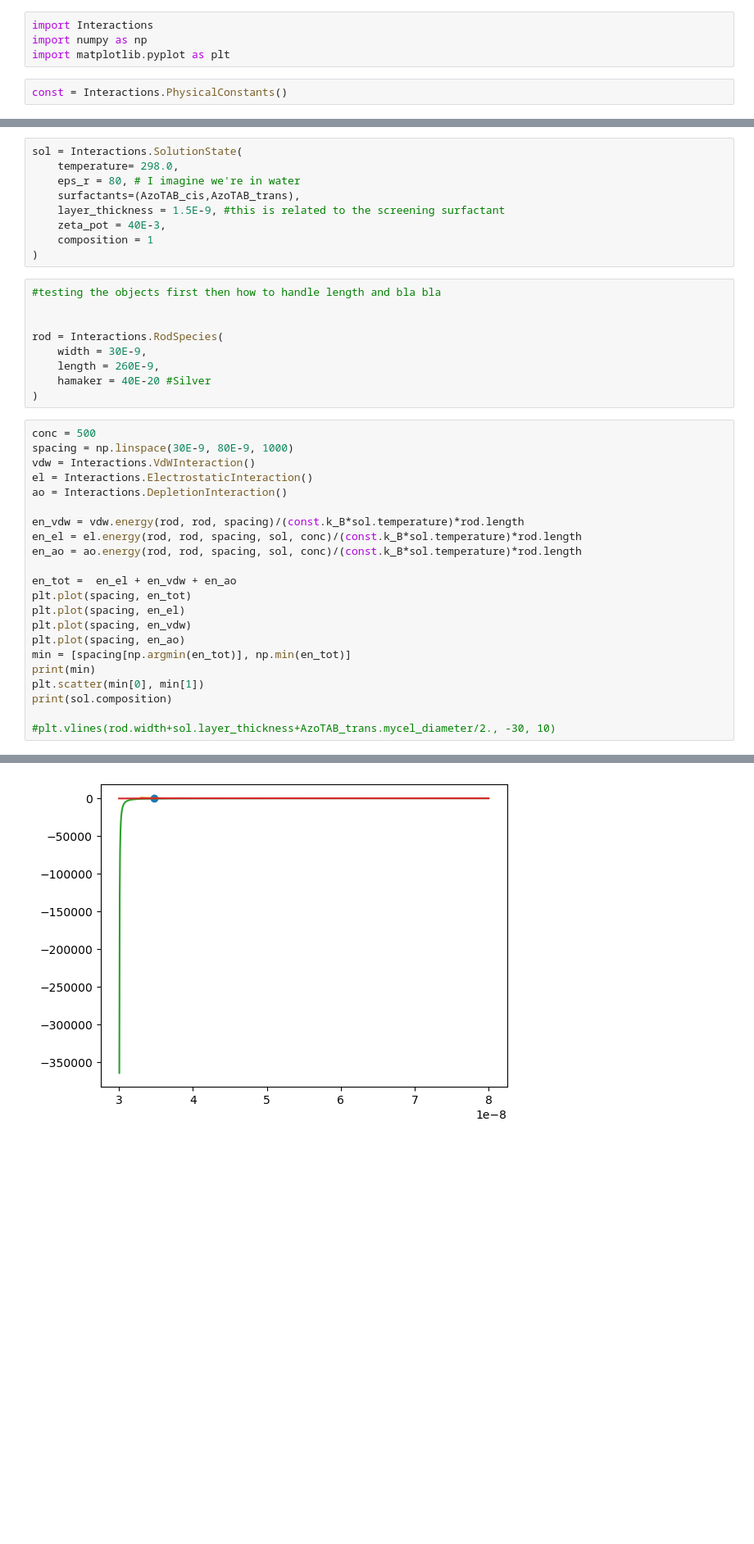
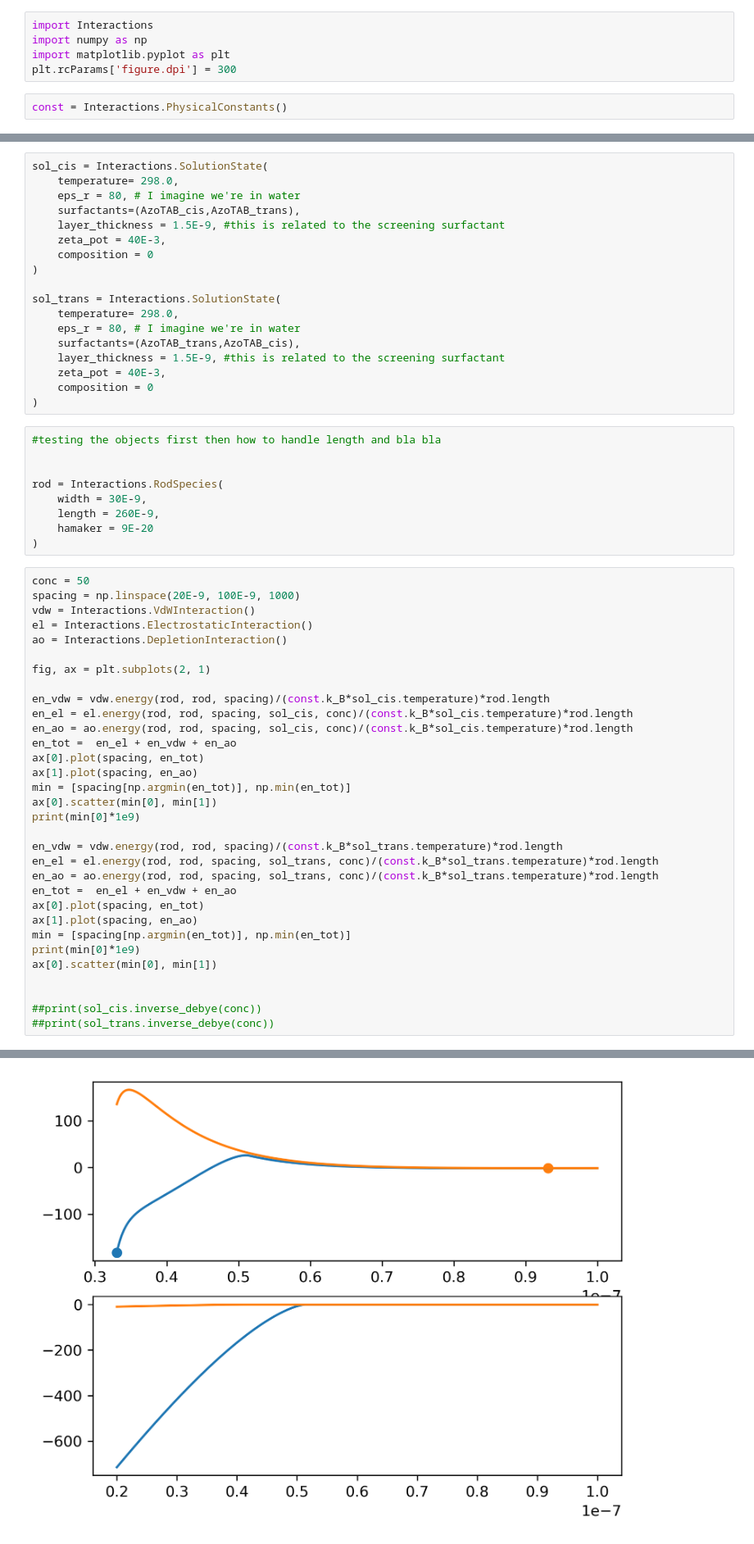
Before and after one commit to katsuwonus-pelamis/DLVO_rods, a Jupyter notebook: playground.ipynb, the cells around one changed output, grey strips where cells are left out. Shown at 82% size. Saved outputs shown, nothing was run; the diff lists cells and outputs as text; blank space fills up the shorter version.

```diff
--- a/playground.ipynb
+++ b/playground.ipynb
@@ -2,6 +2,7 @@
 import Interactions
 import numpy as np
 import matplotlib.pyplot as plt
+plt.rcParams['figure.dpi'] = 300
 # %%
 const = Interactions.PhysicalConstants()
 # %%
@@ -31,13 +32,22 @@ CTAC = Interactions.Surfactant(
 )
 # %%
-sol = Interactions.SolutionState(
+sol_cis = Interactions.SolutionState(
     temperature= 298.0,
     eps_r = 80, # I imagine we're in water
     surfactants=(AzoTAB_cis,AzoTAB_trans),
     layer_thickness = 1.5E-9, #this is related to the screening surfactant
     zeta_pot = 40E-3,
-    composition = 1
+    composition = 0
 )
+
+sol_trans = Interactions.SolutionState(
+    temperature= 298.0,
+    eps_r = 80, # I imagine we're in water
+    surfactants=(AzoTAB_trans,AzoTAB_cis),
+    layer_thickness = 1.5E-9, #this is related to the screening surfactant
+    zeta_pot = 40E-3,
+    composition = 0
+)
 # %%
 #testing the objects first then how to handle length and bla bla
 
@@ -45,28 +55,38 @@ sol = Interactions.SolutionState(
 rod = Interactions.RodSpecies(
     width = 30E-9,
     length = 260E-9,
-    hamaker = 40E-20 #Silver
+    hamaker = 9E-20
 )
 # %%
-conc = 500
-spacing = np.linspace(30E-9, 80E-9, 1000)
+conc = 50
+spacing = np.linspace(20E-9, 100E-9, 1000)
 vdw = Interactions.VdWInteraction()
 el = Interactions.ElectrostaticInteraction()
 ao = Interactions.DepletionInteraction()
 
-en_vdw = vdw.energy(rod, rod, spacing)/(const.k_B*sol.temperature)*rod.length
-en_el = el.energy(rod, rod, spacing, sol, conc)/(const.k_B*sol.temperature)*rod.length
-en_ao = ao.energy(rod, rod, spacing, sol, conc)/(const.k_B*sol.temperature)*rod.length
+fig, ax = plt.subplots(2, 1)
 
+en_vdw = vdw.energy(rod, rod, spacing)/(const.k_B*sol_cis.temperature)*rod.length
+en_el = el.energy(rod, rod, spacing, sol_cis, conc)/(const.k_B*sol_cis.temperature)*rod.length
+en_ao = ao.energy(rod, rod, spacing, sol_cis, conc)/(const.k_B*sol_cis.temperature)*rod.length
 en_tot =  en_el + en_vdw + en_ao
-plt.plot(spacing, en_tot)
-plt.plot(spacing, en_el)
-plt.plot(spacing, en_vdw)
-plt.plot(spacing, en_ao)
+ax[0].plot(spacing, en_tot)
+ax[1].plot(spacing, en_ao)
 min = [spacing[np.argmin(en_tot)], np.min(en_tot)]
-print(min)
-plt.scatter(min[0], min[1])
-print(sol.composition)
+ax[0].scatter(min[0], min[1])
+print(min[0]*1e9)
 
-#plt.vlines(rod.width+sol.layer_thickness+AzoTAB_trans.mycel_diameter/2., -30, 10)
+en_vdw = vdw.energy(rod, rod, spacing)/(const.k_B*sol_trans.temperature)*rod.length
+en_el = el.energy(rod, rod, spacing, sol_trans, conc)/(const.k_B*sol_trans.temperature)*rod.length
+en_ao = ao.energy(rod, rod, spacing, sol_trans, conc)/(const.k_B*sol_trans.temperature)*rod.length
+en_tot =  en_el + en_vdw + en_ao
+ax[0].plot(spacing, en_tot)
+ax[1].plot(spacing, en_ao)
+min = [spacing[np.argmin(en_tot)], np.min(en_tot)]
+print(min[0]*1e9)
+ax[0].scatter(min[0], min[1])
+
+
+##print(sol_cis.inverse_debye(conc))
+##print(sol_trans.inverse_debye(conc))
 # %% [output]
@@ -77 +96 @@ print(sol.composition)
-[figure, old version]
+[figure, new version]
```
Also changed, not shown: parts of 3 cells of this notebook, 1 other file.
